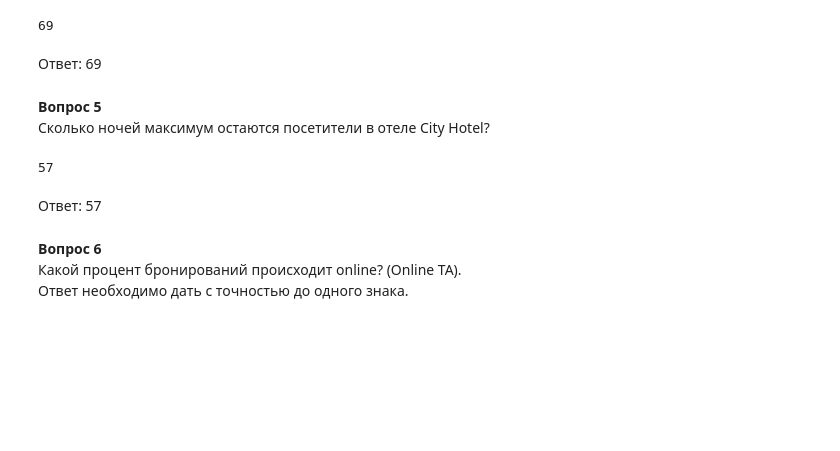
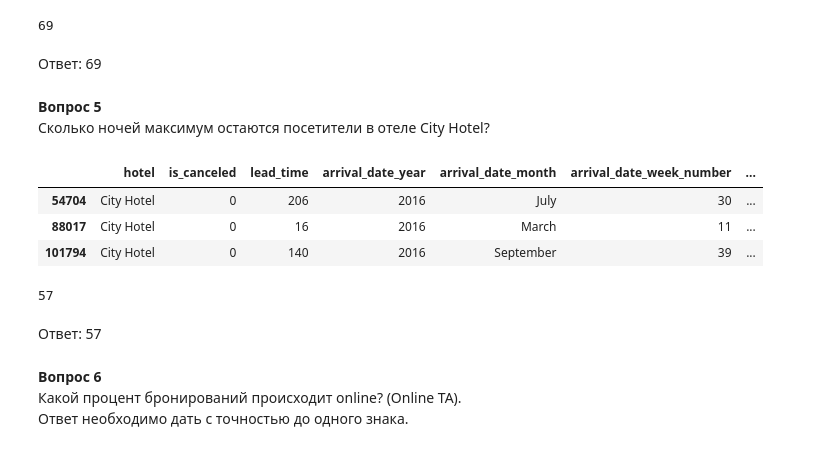
Before and after one commit to gbrs/python_math_intensive, a Jupyter notebook: Домашнее задание 7.ipynb, the cells around one changed output. Saved outputs shown, nothing was run; the diff lists cells and outputs as text; code cells hidden in the pictures; blank space fills up the shorter version.

```diff
--- a/Домашнее задание 7.ipynb
+++ b/Домашнее задание 7.ipynb
@@ -272,6 +345,13 @@ df[df.hotel == 'Resort Hotel'][['stays_in_weekend_nights', 'stays_in_week_nights
 # %% [markdown]
 **Вопрос 5**
 Сколько ночей максимум остаются посетители в отеле City Hotel?
+# %%
+df[(df.hotel == 'City Hotel') & (df.stays_in_week_nights > 30)]
+# %% [output]
+|  | hotel | is_canceled | lead_time | arrival_date_year | arrival_date_month | arrival_date_week_number | ... |
+| 54704 | City Hotel | 0 | 206 | 2016 | July | 30 | ... |
+| 88017 | City Hotel | 0 | 16 | 2016 | March | 11 | ... |
+| 101794 | City Hotel | 0 | 140 | 2016 | September | 39 | ... |
 # %%
 df[df.hotel == 'City Hotel'][['stays_in_weekend_nights', 'stays_in_week_nights']].sum(axis=1).max()
 # %% [output]
```
Also changed, not shown: parts of 19 cells of this notebook.
